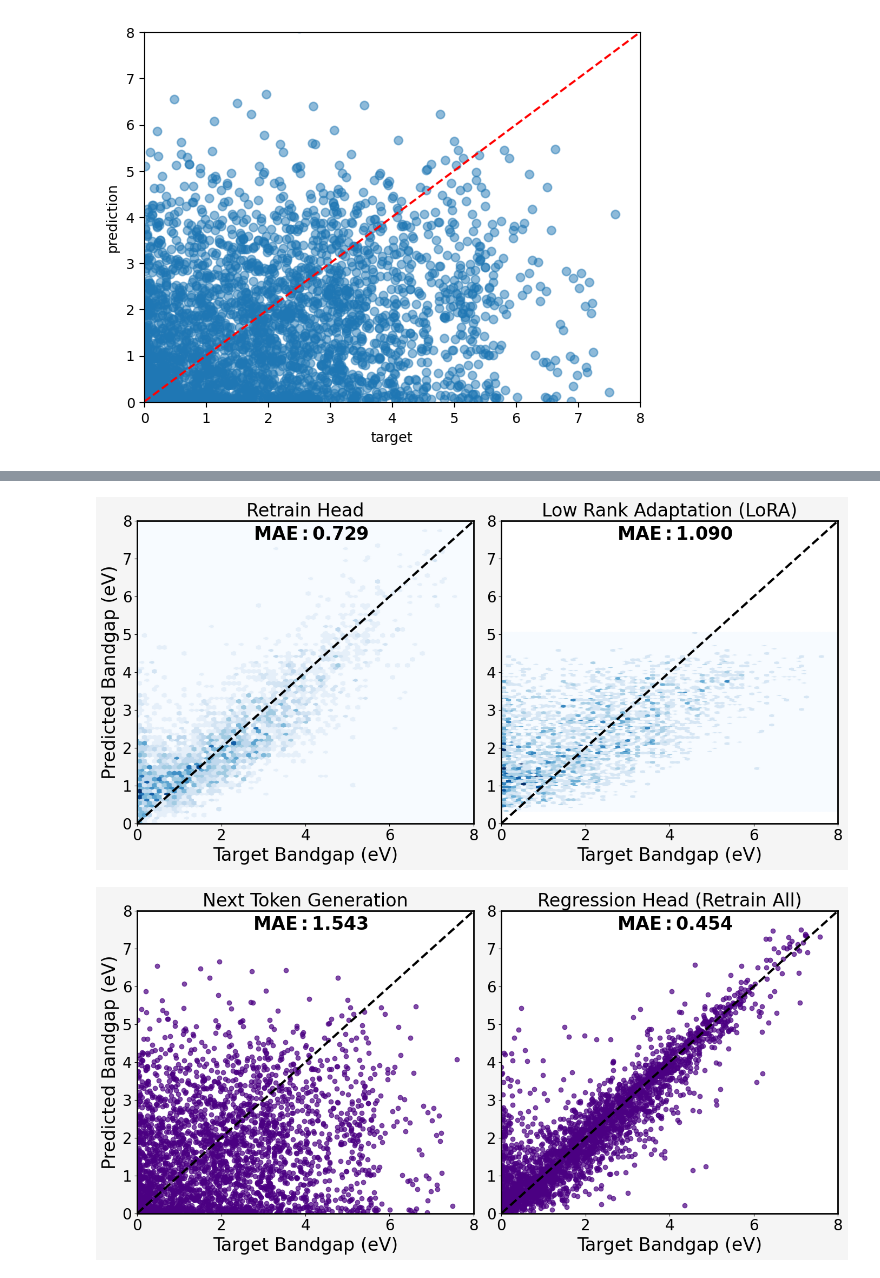
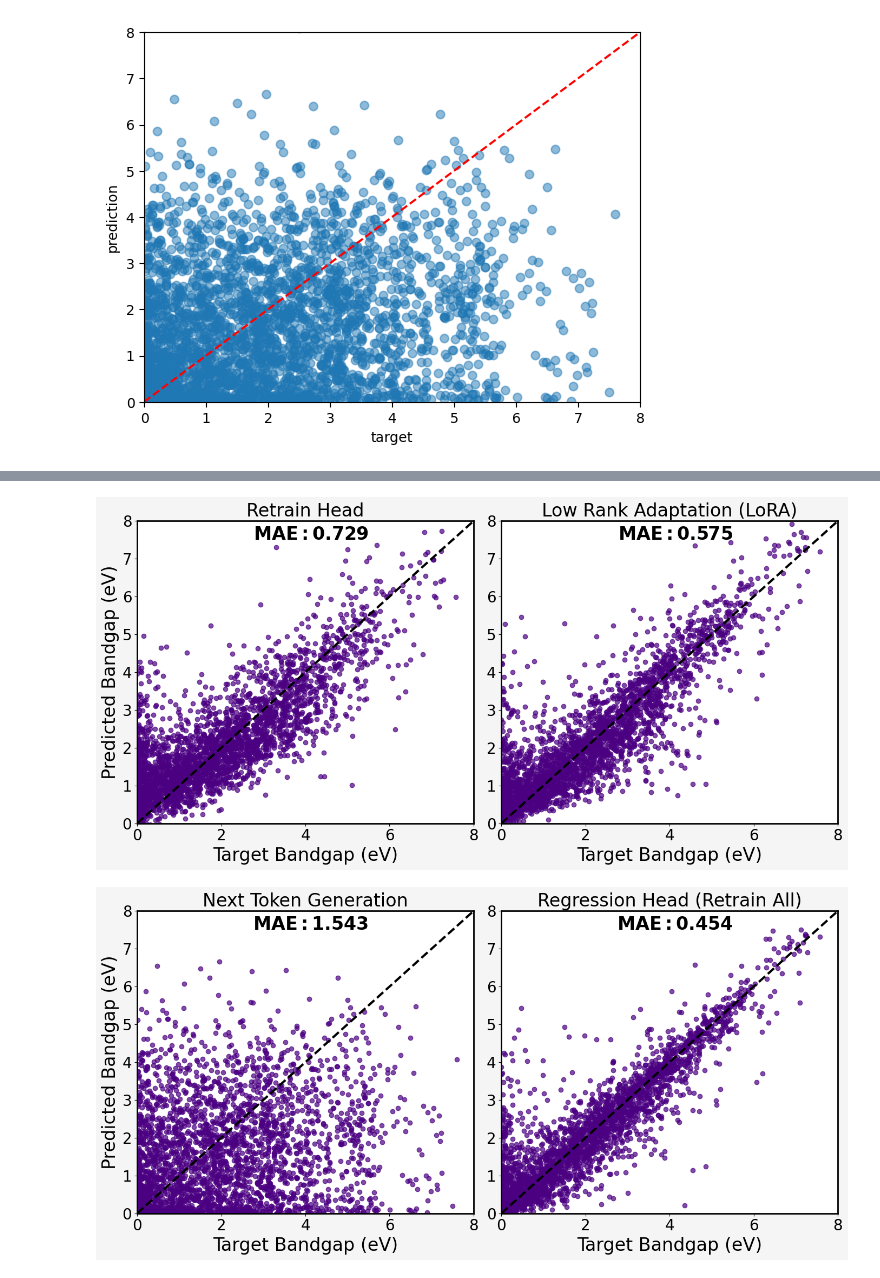
Before and after one commit to C-Bone-UCL/CrystaLLM-Prop, a Jupyter notebook: notebooks/inference_tests.ipynb, the cells around one changed output, grey strips where cells are left out. Saved outputs shown, nothing was run; the diff lists cells and outputs as text; code cells hidden in the pictures.

Commit message:
fixed LoRA adaptation because it was adding 2 sets of LoRA layers, then fixd inference for this

```diff
--- a/notebooks/inference_tests.ipynb
+++ b/notebooks/inference_tests.ipynb
@@ -73,7 +73,7 @@ import numpy as np
 import pandas as pd
 
 # Load data
-df2 = pd.read_pickle('inference_plots/BG_regr_LoRA/MAE_1.0898_MSE_1.9305.pkl')
+df2 = pd.read_pickle('inference_plots/BG_regr_LoRA/MAE_0.5749_MSE_0.6908.pkl')
 df = pd.read_pickle('inference_plots/BG_regre_head/MAE_0.7286_MSE_0.9740.pkl')
 
 true_BG = df['true_bandgaps']
@@ -97,36 +97,36 @@ fig, axes = plt.subplots(1, 2, figsize=(14, 7), facecolor='whitesmoke')
 # Common settings for subplots
 for ax in axes:
     ax.set_xlim(0, 8)
     ax.set_ylim(0, 8)
     ax.plot([0, 8], [0, 8], 'k--', linewidth=3)  # Ideal y=x line
     ax.set_xlabel('Target Bandgap (eV)', fontsize=24, color='black')
     ax.set_ylabel('Predicted Bandgap (eV)', fontsize=24, color='black')
     ax.tick_params(axis='both', colors='black', labelsize=20)
     ax.spines['top'].set_linewidth(2)
     ax.spines['bottom'].set_linewidth(2)
     ax.spines['left'].set_linewidth(2)
     ax.spines['right'].set_linewidth(2)
 
 # Plot data and annotate MAE
 # mak ticks black and x shape
-axes[0].hexbin(true_BG, pred_BG, gridsize=100, cmap='Blues')
+axes[0].scatter(df['true_bandgaps'], df['predicted_bandgaps'], color='indigo', alpha=0.7)
 axes[0].text(5.5, 7.5, f'$\mathbf{{MAE: {mae1:.3f}}}$', color='black', fontsize=24, ha='right')
 axes[0].set_title('Retrain Head', fontsize=24, color='black')
 
-axes[1].hexbin(df_2_true_BG, df_2_pred_BG, gridsize=100, cmap='Blues')
+axes[1].scatter(df2['true_bandgaps'], df2['predicted_bandgaps'], color='indigo', alpha=0.7)
 axes[1].text(5.5, 7.5, f'$\mathbf{{MAE: {mae2:.3f}}}$', color='black', fontsize=24, ha='right')
 axes[1].set_title('Low Rank Adaptation (LoRA)', fontsize=24, color='black')
 # remove label of y axis
 axes[1].set_ylabel('')
 # list possible colors
 # https://matplotlib.org/stable/gallery/color/named_colors.html
 
 # Save figure
 plt.tight_layout()
 plt.savefig('bandgap_predictions_ftHvsLoRA.svg', format='svg', facecolor=fig.get_facecolor())
 plt.show()
 # %% [output]
-[figure, old version]
+[figure, new version]
 # %%
 import matplotlib.pyplot as plt
 import numpy as np
```
Also changed, not shown: 20 other files.
